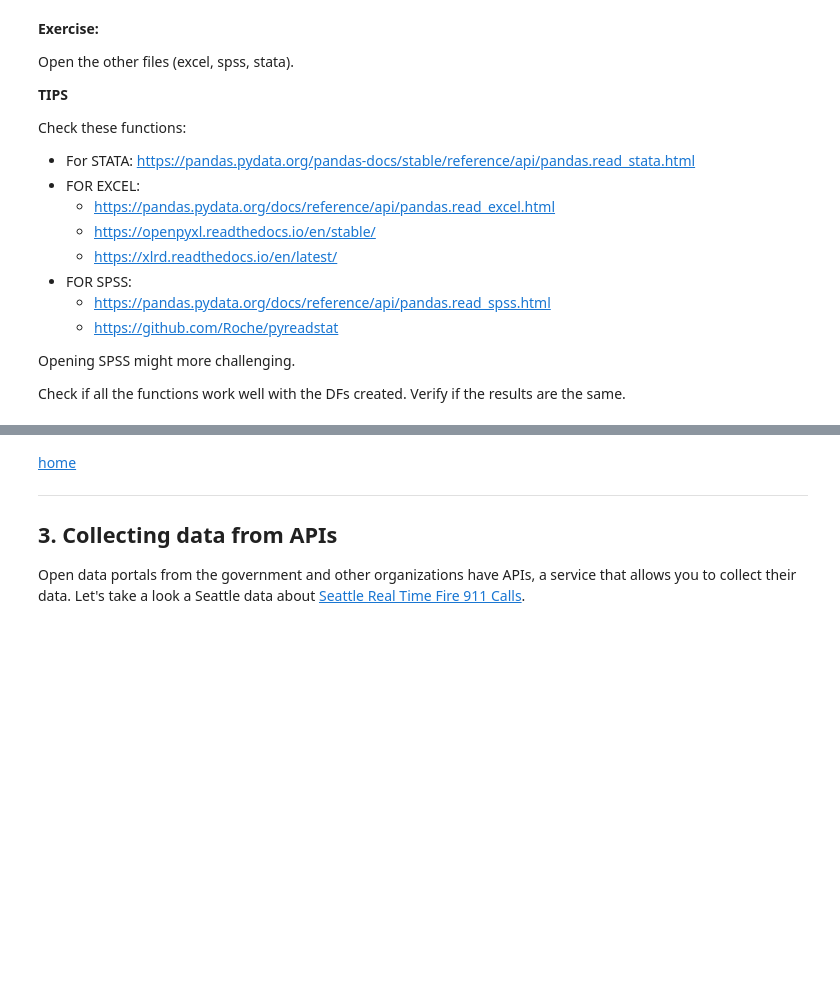
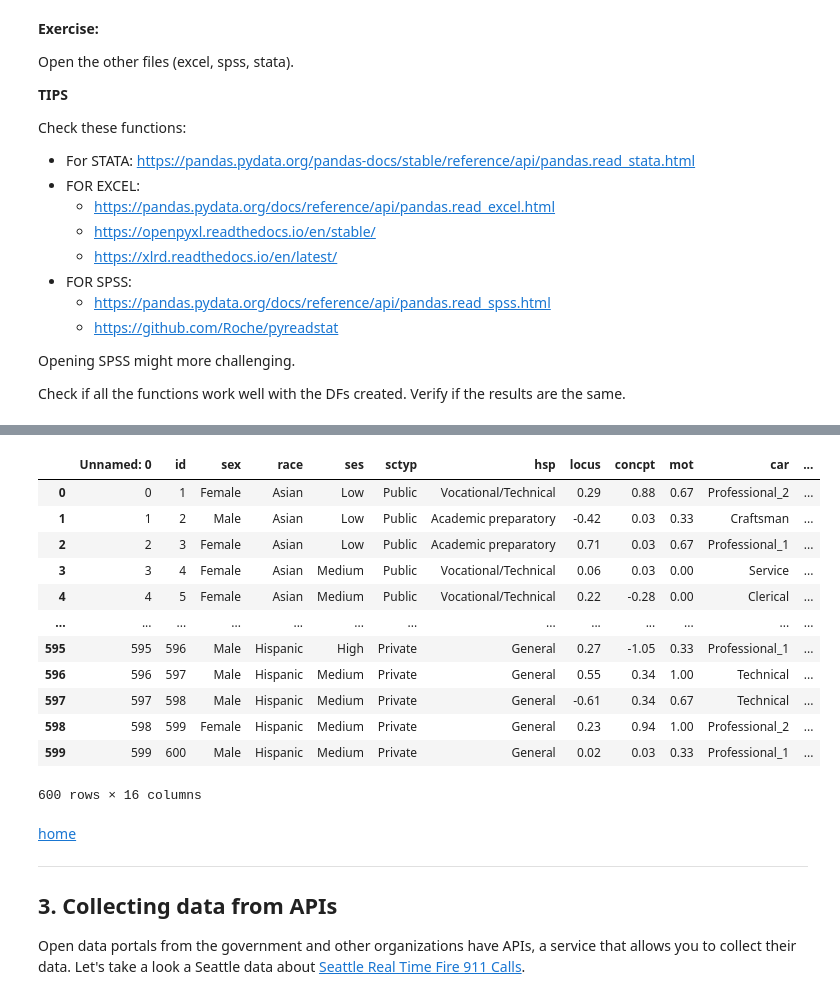
Before and after one commit to tallismoore/542GovAnalytics, a Jupyter notebook: DataGathering.ipynb, the cells around one changed output, grey strips where cells are left out. Saved outputs shown, nothing was run; the diff lists cells and outputs as text; code cells hidden in the pictures; blank space fills up the shorter version.

```diff
--- a/DataGathering.ipynb
+++ b/DataGathering.ipynb
@@ -279,3 +289,28 @@ Check if all the functions work well with the DFs created. Verify if the results
+# %%
+# call pandas
+import pandas as pd # 'pd' is a nickname
+
+# use a function from pandas to read the cloud data into a Python object
+gitCloudRepo='https://raw.githubusercontent.com/tallismoore/542GovAnalytics/main/'
+fileName="hsb_ok.xlsx"
+
+DFcsv=pd.read_excel(gitCloudRepo + fileName)
+# %%
+DFcsv
+# %% [output]
+|  | Unnamed: 0 | id | sex | race | ses | sctyp | hsp | locus | concpt | mot | car | ... |
+| 0 | 0 | 1 | Female | Asian | Low | Public | Vocational/Technical | 0.29 | 0.88 | 0.67 | Professional_2 | ... |
+| 1 | 1 | 2 | Male | Asian | Low | Public | Academic preparatory | -0.42 | 0.03 | 0.33 | Craftsman | ... |
+| 2 | 2 | 3 | Female | Asian | Low | Public | Academic preparatory | 0.71 | 0.03 | 0.67 | Professional_1 | ... |
+| 3 | 3 | 4 | Female | Asian | Medium | Public | Vocational/Technical | 0.06 | 0.03 | 0.00 | Service | ... |
+| 4 | 4 | 5 | Female | Asian | Medium | Public | Vocational/Technical | 0.22 | -0.28 | 0.00 | Clerical | ... |
+| ... | ... | ... | ... | ... | ... | ... | ... | ... | ... | ... | ... | ... |
+| 595 | 595 | 596 | Male | Hispanic | High | Private | General | 0.27 | -1.05 | 0.33 | Professional_1 | ... |
+| 596 | 596 | 597 | Male | Hispanic | Medium | Private | General | 0.55 | 0.34 | 1.00 | Technical | ... |
+| 597 | 597 | 598 | Male | Hispanic | Medium | Private | General | -0.61 | 0.34 | 0.67 | Technical | ... |
+| 598 | 598 | 599 | Female | Hispanic | Medium | Private | General | 0.23 | 0.94 | 1.00 | Professional_2 | ... |
+| 599 | 599 | 600 | Male | Hispanic | Medium | Private | General | 0.02 | 0.03 | 0.33 | Professional_1 | ... |
+600 rows × 16 columns
 # %% [markdown]
 [home](#home)
 
```
Also changed, not shown: parts of 1 cell of this notebook, 2 other files.
